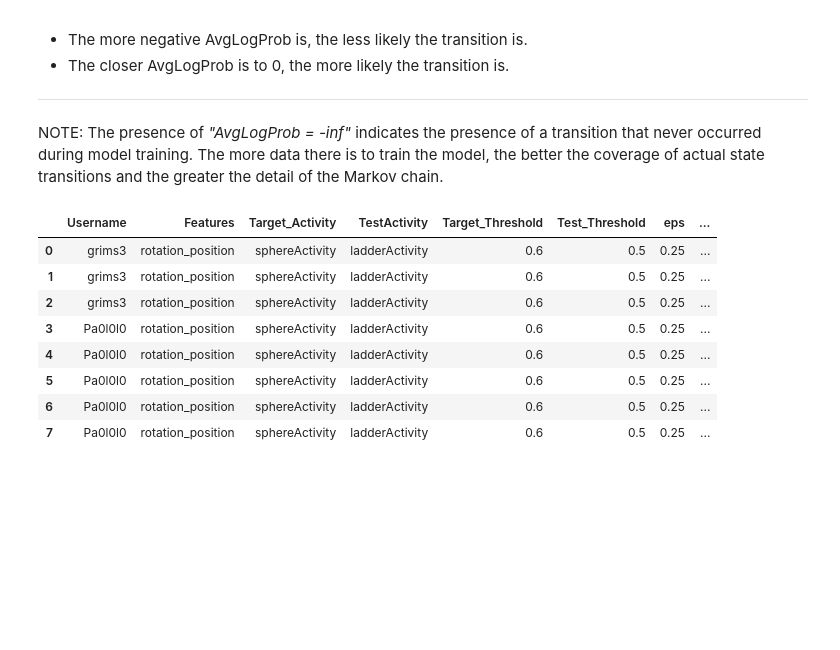
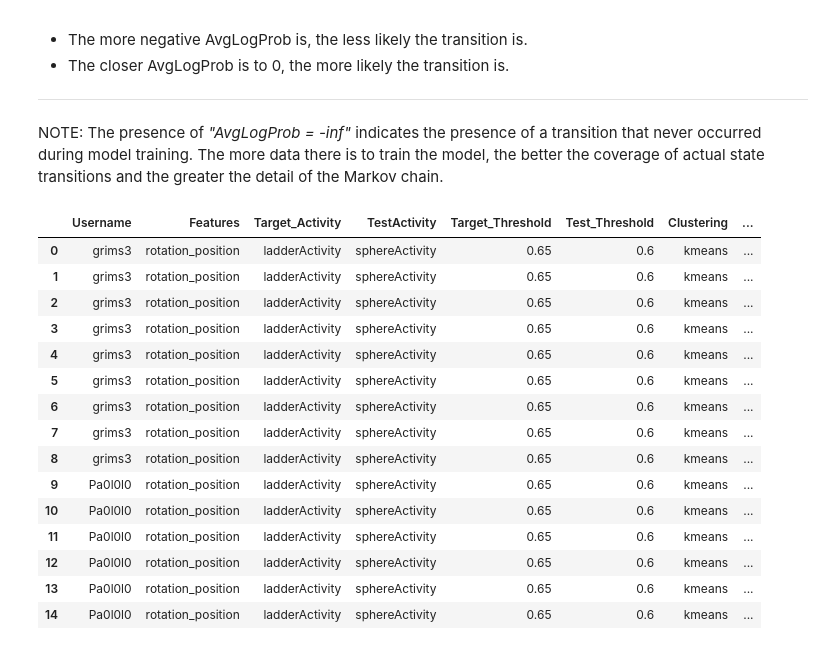
Before and after one commit to VSecLab/BioCRG, a Jupyter notebook: model_project/src/model.ipynb, the cells around one changed output. Cells and saved outputs as stored; diff of their text form; code cells hidden in the pictures; blank space fills up the shorter version.

```diff
--- a/model_project/src/model.ipynb
+++ b/model_project/src/model.ipynb
@@ -343,7 +421,7 @@ Select the threshold for segmentation.
 
 Note: if the test activity is the same as the train activity, choose the same threshold as the train (Step 0).
 # %%
-new_threshold = 0.5
+new_threshold = 0.6
 
 rsv_df = pd.DataFrame()
 lsv_users = {}
@@ -470,7 +557,10 @@ log_df:
 # %% [markdown]
 ### 2.2 Identify the Adjectives that Correspond to the Substantives -> States
 # %%
-adj_df = pd.read_csv(file_path + f"/adjectives/adjectives_{target_activity}_{threshold}_{scaler}_eps{eps}_minsample{min_samples}.csv")
+if clustering_algorithm == "dbscan":
+    adj_df = pd.read_csv(file_path + f"/adjectives/adjectives_{target_activity}_{threshold}_{scaler}_eps{eps}_minsample{min_samples}.csv")
+elif clustering_algorithm == "kmeans":
+    adj_df = pd.read_csv(file_path + f"/adjectives/adjectives_{target_activity}_{threshold}_{scaler}_k{K}.csv")
 
 # Wrap lsv_user with username as the first key
 #lsv_user_with_username = {username: lsv_user}
@@ -521,8 +611,18 @@ When calculating the probability of each sequence, we take into account the numb
 # %%
 ghost_exp = 4
 
-prob_matrix_df = pd.read_csv(config.RESULTS_DIR + f"/transition_results/{target_activity}/{scaler}/transition_probabilities_{target_activity}_{threshold}_{scaler}_eps{eps}_minsample{min_samples}.csv", index_col=0)
-initial_probs_df = pd.read_csv(config.RESULTS_DIR + f"/transition_results/{target_activity}/{scaler}/initial_probabilities_{target_activity}_{threshold}_{scaler}_eps{eps}_minsample{min_samples}.csv")
+if clustering_algorithm == "dbscan":
+    prob_matrix_dir = config.RESULTS_DIR + f"/transition_results/{target_activity}/{scaler}/transition_probabilities_{target_activity}_{threshold}_{scaler}_eps{eps}_minsample{min_samples}.csv"
+    initial_probs_dir = config.RESULTS_DIR + f"/transition_results/{target_activity}/{scaler}/initial_probabilities_{target_activity}_{threshold}_{scaler}_eps{eps}_minsample{min_samples}.csv"
+elif clustering_algorithm == "kmeans":
+    prob_matrix_dir = config.RESULTS_DIR + f"/transition_results/{target_activity}/{scaler}/transition_probabilities_{target_activity}_{threshold}_{scaler}_k{K}.csv"
+    initial_probs_dir = config.RESULTS_DIR + f"/transition_results/{target_activity}/{scaler}/initial_probabilities_{target_activity}_{threshold}_{scaler}_k{K}.csv"
+
+os.makedirs(os.path.dirname(prob_matrix_dir), exist_ok=True)
+os.makedirs(os.path.dirname(initial_probs_dir), exist_ok=True)
+
+prob_matrix_df = pd.read_csv(prob_matrix_dir, index_col=0)
+initial_probs_df = pd.read_csv(initial_probs_dir)
 
 # Process each user
 all_users_results = {}
@@ -557,10 +657,12 @@ for username in df_mean['Username'].unique():
     )
 
     # Compute the metrics for the user
-    df_sequence_user["Normalized"] = (df_sequence_user["Sequence_Probability"] / df_sequence_user["Sequence_Probability"].sum())
-    df_sequence_user["LogProb"] = np.log(df_sequence_user["Sequence_Probability"].replace(0, np.nan))
+    df_sequence_user["Normalized"] = (df_sequence_user["Sequence_Probability"] / df_sequence_user["Sequence_Probability"].sum()).replace(np.nan, "Nan")
+
+    df_sequence_user["LogProb"] = np.abs(np.log(df_sequence_user["Sequence_Probability"].replace(0, np.inf)))
     df_sequence_user["Length"] = df_mean_user.groupby("LogNumber").size().values
-    df_sequence_user["AvgLogProb"] = df_sequence_user["LogProb"] / df_sequence_user["Length"]
+    df_sequence_user["AvgLogProb"] = (df_sequence_user["LogProb"] / df_sequence_user["Length"]).replace(np.nan, np.inf)
+
 
     # Save the result for the user
     all_users_results[username] = df_sequence_user
@@ -612,7 +721,7 @@ The values are negative:
 
 NOTE: The presence of _"AvgLogProb = -inf"_ indicates the presence of a transition that never occurred during model training. The more data there is to train the model, the better the coverage of actual state transitions and the greater the detail of the Markov chain.
 # %%
-columns = ["Username", "Features", "Target_Activity", "TestActivity", "Target_Threshold", "Test_Threshold", "eps", "min_samples", "scaler", "LogNumber", "N_states", "Ghost_Count", "Ghost_Exp", "Sequence_Probability", "Normalized", "LogProb", "Length", "AvgLogProb"]
+columns = ["Username", "Features", "Target_Activity", "TestActivity", "Target_Threshold", "Test_Threshold", "Clustering","eps", "min_samples", "K", "scaler", "LogNumber", "N_states", "Ghost_Count", "Ghost_Exp", "Sequence_Probability", "Normalized", "LogProb", "Length", "AvgLogProb"]
 
 if features == config.ROTATION_FEATURES:
     feat = "rotation"
@@ -623,6 +732,12 @@ else:
 # Create list to store all rows
 rows_to_add = []
 
+if clustering_algorithm == "dbscan":
+    K = "None"
+elif clustering_algorithm == "kmeans":
+    eps = "None"
+    min_samples = "None"
+
 for index, row in df_sequence_ghost_end.iterrows():
     rows_to_add.append({
         "Username": row['Username'],
@@ -631,48 +746,57 @@ for index, row in df_sequence_ghost_end.iterrows():
         "TestActivity": test_activity,
         "Target_Threshold": threshold,
         "Test_Threshold": new_threshold,
+        "Clustering": clustering_algorithm,
         "eps": eps,
         "min_samples": min_samples,
+        "K": K,
         "scaler": scaler,
         "LogNumber": int(row["LogNumber"]),
         "N_states": row["N_states"],
         "Ghost_Count": row["Ghost_Count"],
         "Ghost_Exp": ghost_exp,
         "Sequence_Probability": row["Sequence_Probability"],
         "Normalized": (row["Normalized"] if not pd.isna(row["Normalized"]) else 0.0),
-        "LogProb": (row["LogProb"] if not pd.isna(row["LogProb"]) else -np.inf),
+        "LogProb": (row["LogProb"] if not pd.isna(row["LogProb"]) else np.inf),
         "Length": row["Length"],
-        "AvgLogProb": (row["AvgLogProb"] if not pd.isna(row["AvgLogProb"]) else -np.inf)
+        "AvgLogProb": (row["AvgLogProb"] if not pd.isna(row["AvgLogProb"]) else np.inf)
     })
 
 df_save = pd.DataFrame(rows_to_add, columns=columns)
 
-path = config.RESULTS_DIR + f"/recognition_results/results_lsv.csv"
+path = config.RESULTS_DIR + f"/recognition_results/results_new_lsv.csv"
 os.makedirs(os.path.dirname(path), exist_ok=True)
 
 file_exists = os.path.exists(path)
 write_header = not file_exists
 df_save.to_csv(path, header=write_header, mode='a', index=False)
 
 display(df_save)
 
 # Check for and remove duplicates from the CSV file
 df_loaded = pd.read_csv(path)
 
 # check for duplicates
 duplicates_count = df_loaded.duplicated().sum()
 
 if duplicates_count > 0:
     # remove duplicates and save back
     df_cleaned = df_loaded.drop_duplicates()
     df_cleaned.to_csv(path, index=False)
 # %% [output]
-|  | Username | Features | Target_Activity | TestActivity | Target_Threshold | Test_Threshold | eps | ... |
-| 0 | grims3 | rotation_position | sphereActivity | ladderActivity | 0.6 | 0.5 | 0.25 | ... |
-| 1 | grims3 | rotation_position | sphereActivity | ladderActivity | 0.6 | 0.5 | 0.25 | ... |
-| 2 | grims3 | rotation_position | sphereActivity | ladderActivity | 0.6 | 0.5 | 0.25 | ... |
-| 3 | Pa0l0l0 | rotation_position | sphereActivity | ladderActivity | 0.6 | 0.5 | 0.25 | ... |
-| 4 | Pa0l0l0 | rotation_position | sphereActivity | ladderActivity | 0.6 | 0.5 | 0.25 | ... |
-| 5 | Pa0l0l0 | rotation_position | sphereActivity | ladderActivity | 0.6 | 0.5 | 0.25 | ... |
-| 6 | Pa0l0l0 | rotation_position | sphereActivity | ladderActivity | 0.6 | 0.5 | 0.25 | ... |
-| 7 | Pa0l0l0 | rotation_position | sphereActivity | ladderActivity | 0.6 | 0.5 | 0.25 | ... |
+|  | Username | Features | Target_Activity | TestActivity | Target_Threshold | Test_Threshold | Clustering | ... |
+| 0 | grims3 | rotation_position | ladderActivity | sphereActivity | 0.65 | 0.6 | kmeans | ... |
+| 1 | grims3 | rotation_position | ladderActivity | sphereActivity | 0.65 | 0.6 | kmeans | ... |
+| 2 | grims3 | rotation_position | ladderActivity | sphereActivity | 0.65 | 0.6 | kmeans | ... |
+| 3 | grims3 | rotation_position | ladderActivity | sphereActivity | 0.65 | 0.6 | kmeans | ... |
+| 4 | grims3 | rotation_position | ladderActivity | sphereActivity | 0.65 | 0.6 | kmeans | ... |
+| 5 | grims3 | rotation_position | ladderActivity | sphereActivity | 0.65 | 0.6 | kmeans | ... |
+| 6 | grims3 | rotation_position | ladderActivity | sphereActivity | 0.65 | 0.6 | kmeans | ... |
+| 7 | grims3 | rotation_position | ladderActivity | sphereActivity | 0.65 | 0.6 | kmeans | ... |
+| 8 | grims3 | rotation_position | ladderActivity | sphereActivity | 0.65 | 0.6 | kmeans | ... |
+| 9 | Pa0l0l0 | rotation_position | ladderActivity | sphereActivity | 0.65 | 0.6 | kmeans | ... |
+| 10 | Pa0l0l0 | rotation_position | ladderActivity | sphereActivity | 0.65 | 0.6 | kmeans | ... |
+| 11 | Pa0l0l0 | rotation_position | ladderActivity | sphereActivity | 0.65 | 0.6 | kmeans | ... |
+| 12 | Pa0l0l0 | rotation_position | ladderActivity | sphereActivity | 0.65 | 0.6 | kmeans | ... |
+| 13 | Pa0l0l0 | rotation_position | ladderActivity | sphereActivity | 0.65 | 0.6 | kmeans | ... |
+| 14 | Pa0l0l0 | rotation_position | ladderActivity | sphereActivity | 0.65 | 0.6 | kmeans | ... |
```
Also changed, not shown: parts of 18 cells of this notebook, 15 other files.
